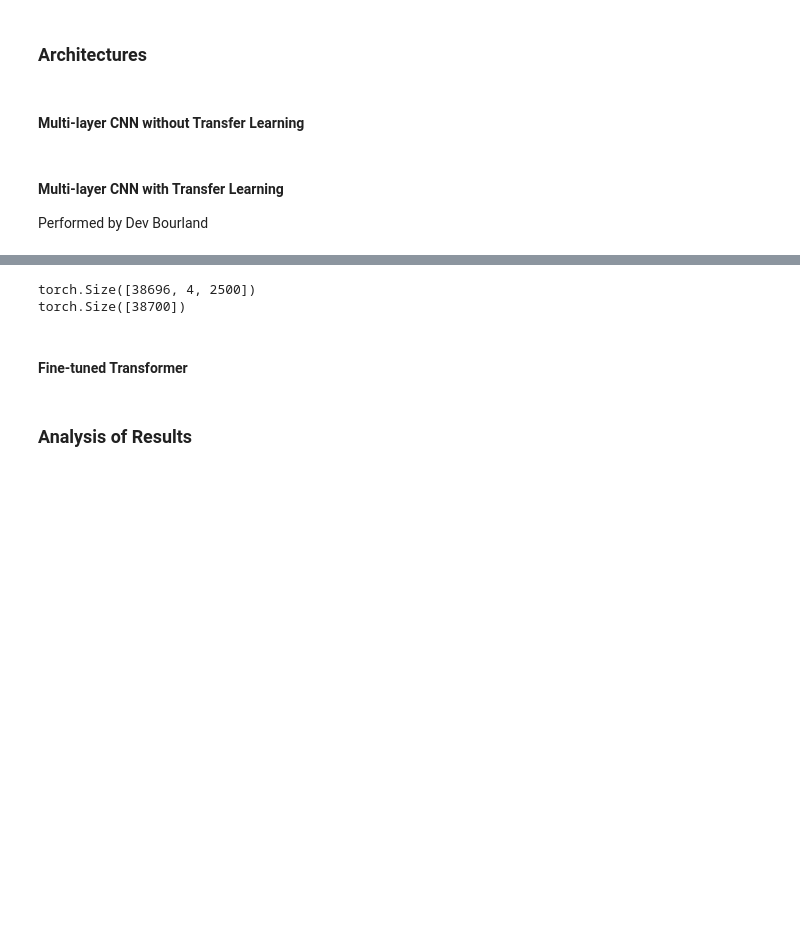
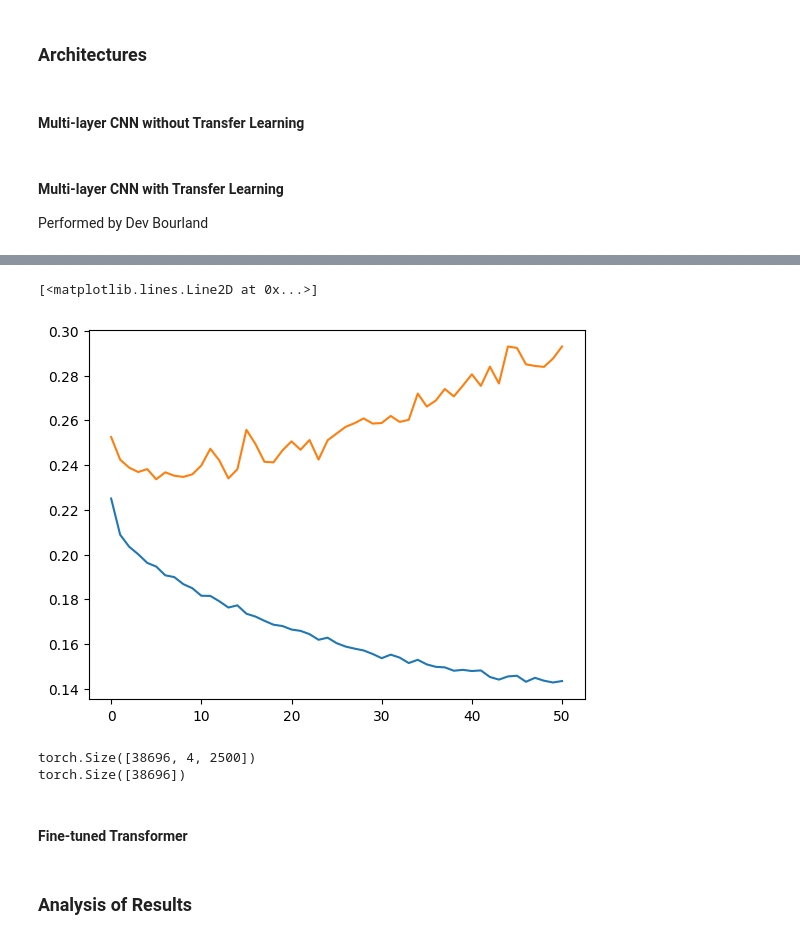
Before and after one commit to mrmang0dev/CS425-Project, a Jupyter notebook: projectmain.ipynb, the cells around one changed output, grey strips where cells are left out. Cells and saved outputs as stored; diff of their text form; code cells hidden in the pictures; blank space fills up the shorter version.

Commit message:
fixed preprocessing and initial transfer draft

```diff
--- a/projectmain.ipynb
+++ b/projectmain.ipynb
@@ -419,15 +420,17 @@ AMBIGUOUS_BASES = {
     'R': ['A', 'G'],
 }
 
-def clean_seq(sequences):
-    cleaned = []
-    for seq in sequences:
-        if len(seq) == 2500:
-            cleaned.append(''.join(
+def clean_seq(sequences, labels):
+    cleaned_seqs = []
+    cleaned_labels = []
+    for n in range(len(sequences)):
+        if len(sequences[n]) == 2500:
+            cleaned_labels.append(labels[n])
+            cleaned_seqs.append(''.join(
                 random.choice(AMBIGUOUS_BASES[base]) if base in AMBIGUOUS_BASES else base
-                for base in seq
+                for base in sequences[n]
             ))
-    return np.array(cleaned)
+    return np.array(cleaned_seqs), np.array(cleaned_labels)
 
 def one_hot_encode(sequences):
     mapping = {'A': [1,0,0,0], 'C': [0,1,0,0], 'G': [0,0,1,0], 'T':[0,0,0,1]}
@@ -502,7 +514,7 @@ class DNA_CNN_Transfer(nn.Module):
             for param in self.conv_block.parameters():
                 param.requires_grad = False
 
-        self.classification_block = nn.Sequential(
+        self.classifier = nn.Sequential(
             nn.Linear(128, 64),
             nn.ReLU(),
             nn.Dropout(p=0.2),
@@ -526,7 +538,7 @@ def train_epoch(dataloader, model, loss_fn, optimizer, epoch):
         X, y = X.to(device), y.to(device)
         optimizer.zero_grad()
         # Compute prediction and loss
-        y_pred = model(X)
+        y_pred = model(X).squeeze(1)
         loss = loss_fn(y_pred, y)
         # backpropagation
         loss.backward()
@@ -543,28 +555,25 @@ def validation(dataloader, model, loss_fn, epoch):
     with torch.no_grad():
         for X, y in dataloader:
             X, y = X.to(device), y.to(device)
-            y_pred = model(X)
+            y_pred = model(X).squeeze(1)
             validation_loss += loss_fn(y_pred, y).item()
     validation_loss /= num_batches
     if epoch % 10 == 0:
         print(f"Avg validation loss: {validation_loss:>8f}\n")
     return validation_loss
 # %%
-train_y_t = torch.tensor(train_y.astype(np.float32)) # data loading with pre-existing validation data
-val_y_t   = torch.tensor(val_y.astype(np.float32))
-test_y_t  = torch.tensor(test_y.astype(np.float32))
+train_loader = DataLoader(TensorDataset(train_X, train_y), batch_size=32, shuffle=True)
+val_loader   = DataLoader(TensorDataset(val_X,   val_y),   batch_size=32, shuffle=False)
+test_loader  = DataLoader(TensorDataset(test_X,  test_y),  batch_size=32, shuffle=False)
 
-train_loader = DataLoader(TensorDataset(train_X, train_y_t), batch_size=32, shuffle=True)
-val_loader   = DataLoader(TensorDataset(val_X,   val_y_t),   batch_size=32, shuffle=False)
-test_loader  = DataLoader(TensorDataset(test_X,  test_y_t),  batch_size=32, shuffle=False)
+model = DNA_CNN().to(device)
+model.load_state_dict(torch.load("trained_models/DNA_CNN_Accessibility.pt"))
 
-model.load_state_dict(torch.load("data/DNA_CNN_Accessibility.pt"))
-
-transfer_model = DNA_CNN_Transfer().to(device)
+transfer_model = DNA_CNN_Transfer(model, freeze_conv=True).to(device)
 
 optimizer = torch.optim.Adam(transfer_model.parameters(), lr=0.001)
 epochs    = 51
-loss_fn = nn.MSELoss()
+loss_fn = nn.BCEWithLogitsLoss()
 training_loss = []
 validation_loss = []
 
@@ -580,9 +605,16 @@ AssertionError: Size mismatch between tensors
+# %%
+plt.figure()
+plt.plot(training_loss, label="Training Loss")
+plt.plot(validation_loss, label="Validation Loss")
+# %% [output]
+[<matplotlib.lines.Line2D at 0x...>]
+[figure, added]
 # %%
 print(train_X.shape)
-print(train_y_t.shape)
+print(train_y.shape)
 # %% [output]
 torch.Size([38696, 4, 2500])
-torch.Size([38700])
+torch.Size([38696])
 # %% [markdown]
 #### Fine-tuned Transformer ####
 # %% [markdown]
```
Also changed, not shown: parts of 3 cells of this notebook.
